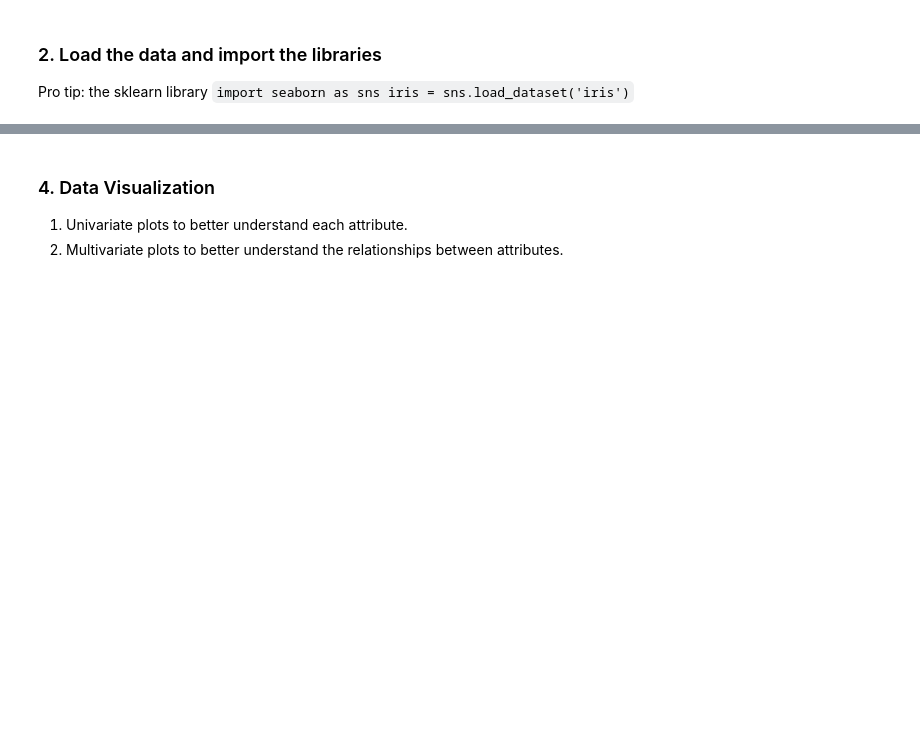
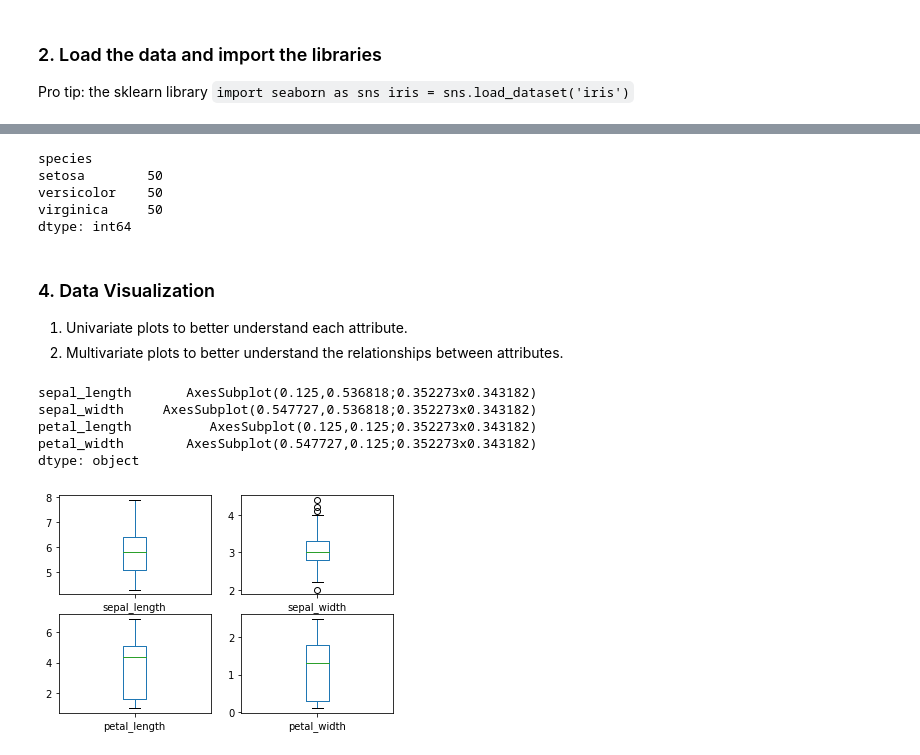
Before and after one commit to shafali731/Iris-analysis, a Jupyter notebook: IrisCaseStudy-Solutions.ipynb, the cells around one changed output, grey strips where cells are left out. Cells and saved outputs as stored; diff of their text form; code cells hidden in the pictures; blank space fills up the shorter version.

```diff
--- a/IrisCaseStudy-Solutions.ipynb
+++ b/IrisCaseStudy-Solutions.ipynb
@@ -57,0 +55,4 @@ ModuleNotFoundError: No module named 'seaborn'
+# %%
+import seaborn as sns
+iris = sns.load_dataset('iris')
+iris
@@ -64,4 +118,23 @@ ModuleNotFoundError: No module named 'seaborn'
+# %%
+iris.groupby('species').size()
+# each species has 50 instances/rows (33% of the dataset)
+# %% [output]
+species
+setosa        50
+versicolor    50
+virginica     50
+dtype: int64
 # %% [markdown]
 ### 4. Data Visualization
 1. Univariate plots to better understand each attribute.
 2. Multivariate plots to better understand the relationships between attributes.
+# %%
+iris.plot(kind='box', subplots=True, layout=(2,2), sharex=False,
+          sharey=False)
+# %% [output]
+sepal_length       AxesSubplot(0.125,0.536818;0.352273x0.343182)
+sepal_width     AxesSubplot(0.547727,0.536818;0.352273x0.343182)
+petal_length          AxesSubplot(0.125,0.125;0.352273x0.343182)
+petal_width        AxesSubplot(0.547727,0.125;0.352273x0.343182)
+dtype: object
+[figure, added]
```
Also changed, not shown: parts of 24 cells of this notebook.
